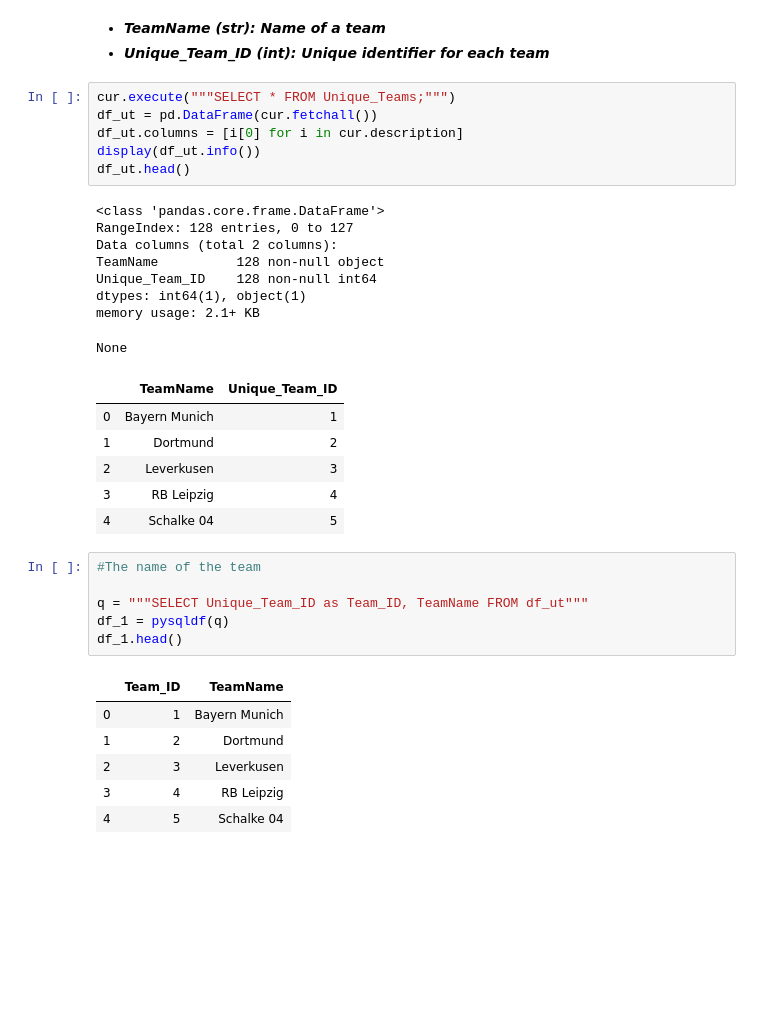
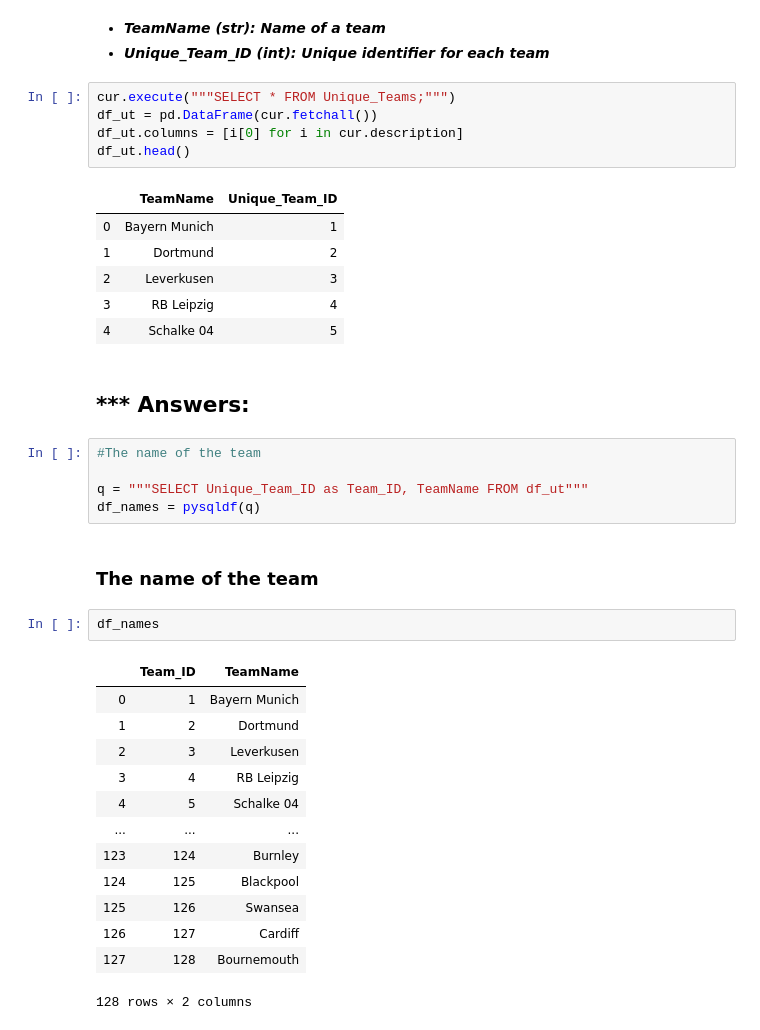
Before and after one commit to valmadrid/london-ds-100719-M2-project-template, a Jupyter notebook: valmadrid.ipynb, the cells around one changed output. Drawn from its saved outputs; the diff is of its cells as text; blank space fills up the shorter version.

```diff
--- a/valmadrid.ipynb
+++ b/valmadrid.ipynb
@@ -109,36 +145,39 @@ df_tm.head()
 cur.execute("""SELECT * FROM Unique_Teams;""")
 df_ut = pd.DataFrame(cur.fetchall())
 df_ut.columns = [i[0] for i in cur.description]
-display(df_ut.info())
 df_ut.head()
 # %% [output]
-<class 'pandas.core.frame.DataFrame'>
-RangeIndex: 128 entries, 0 to 127
-Data columns (total 2 columns):
-TeamName          128 non-null object
-Unique_Team_ID    128 non-null int64
-dtypes: int64(1), object(1)
-memory usage: 2.1+ KB
-None
 |  | TeamName | Unique_Team_ID |
 | 0 | Bayern Munich | 1 |
 | 1 | Dortmund | 2 |
 | 2 | Leverkusen | 3 |
 | 3 | RB Leipzig | 4 |
 | 4 | Schalke 04 | 5 |
+# %% [markdown]
+## *** Answers:
 # %%
 #The name of the team
 
 q = """SELECT Unique_Team_ID as Team_ID, TeamName FROM df_ut"""
-df_1 = pysqldf(q)
-df_1.head()
+df_names = pysqldf(q)
-# %% [output]
-|  | Team_ID | TeamName |
-| 0 | 1 | Bayern Munich |
-| 1 | 2 | Dortmund |
-| 2 | 3 | Leverkusen |
-| 3 | 4 | RB Leipzig |
-| 4 | 5 | Schalke 04 |
+# %% [markdown]
+### The name of the team
+# %%
+df_names
+# %% [output]
+|  | Team_ID | TeamName |
+| 0 | 1 | Bayern Munich |
+| 1 | 2 | Dortmund |
+| 2 | 3 | Leverkusen |
+| 3 | 4 | RB Leipzig |
+| 4 | 5 | Schalke 04 |
+| ... | ... | ... |
+| 123 | 124 | Burnley |
+| 124 | 125 | Blackpool |
+| 125 | 126 | Swansea |
+| 126 | 127 | Cardiff |
+| 127 | 128 | Bournemouth |
+128 rows × 2 columns
 # %%
 #The total number of goals scored by the team during the 2011 season
 
```
Also changed, not shown: parts of 27 cells of this notebook, 2 other files.
